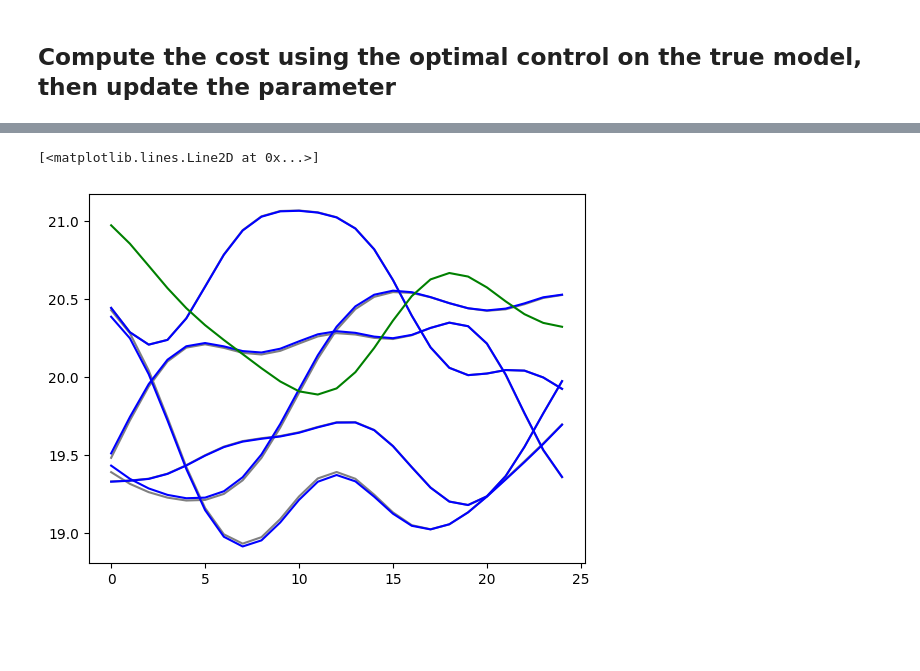
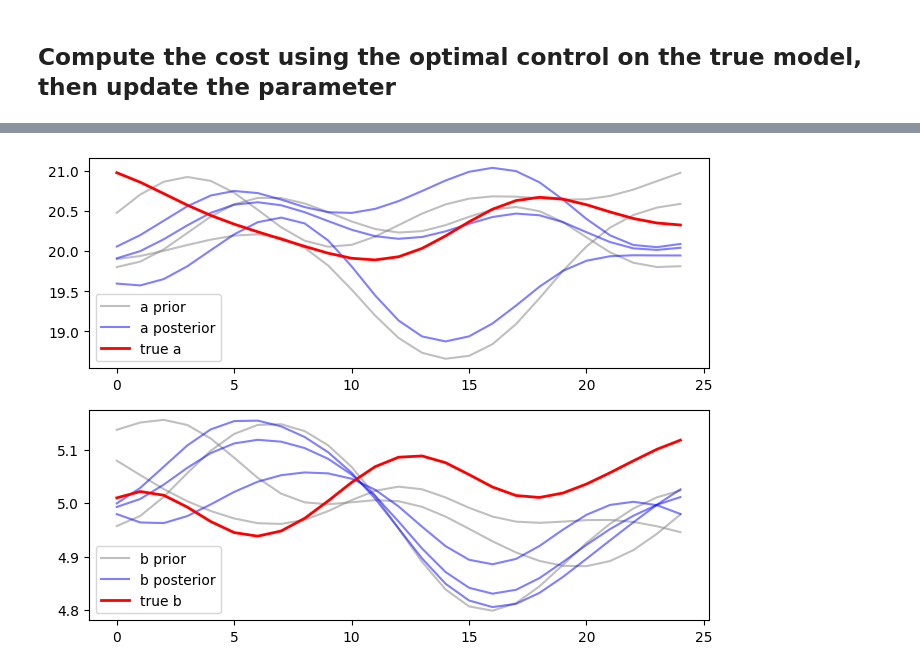
Before and after one commit to iffanh/buckley_leverette, a Jupyter notebook: simulation_smpc_te_se.ipynb, the cells around one changed output, grey strips where cells are left out. Saved outputs shown, nothing was run; the diff lists cells and outputs as text; code cells hidden in the pictures; blank space fills up the shorter version.

```diff
--- a/simulation_smpc_te_se.ipynb
+++ b/simulation_smpc_te_se.ipynb
@@ -620,8 +692,33 @@ npv_socp, npv_smpc, npv_smpc_wse
 # %%
-plt.plot(aw_traj[0],color="grey")
-plt.plot(aw_traj[-1],color="blue")
-plt.plot(a_true,color="green")
+aw_traj = np.load("./data/aw_traj.npy")
+bw_traj = np.load("./data/bw_traj.npy")
+
+aw = np.load("./data/aw.npy")
+bw = np.load("./data/bw.npy")
+
+a_true = np.load("./data/a_true.npy")
+b_true = np.load("./data/b_true.npy")
+
+# plt.plot(aw_traj[1],color="grey")
+# plt.plot(aw_traj[-1],color="blue")
+# plt.plot(a_true[:],color="green")
+
+fig, ax = plt.subplots(2, 1, figsize=(8,6))
+ax[0].plot(aw, color='gray', alpha=0.5)
+ax[0].plot(aw_traj[-1], color='blue', alpha=0.5)
+ax[0].plot(a_true, color='red', linewidth=2)
+ax[1].plot(bw, color='gray', alpha=0.5)
+ax[1].plot(bw_traj[-1], color='blue', alpha=0.5)
+ax[1].plot(b_true, color='red', linewidth=2)
+ax[0].plot([], color='gray', alpha=0.5, label="a prior")
+ax[0].plot([], color='blue', alpha=0.5, label="a posterior")
+ax[0].plot([], color='red', linewidth=2, label="true a")
+ax[1].plot([], color='gray', alpha=0.5, label="b prior")
+ax[1].plot([], color='blue', alpha=0.5, label="b posterior")
+ax[1].plot([], color='red', linewidth=2, label="true b")
+ax[0].legend()
+ax[1].legend()
+plt.show()
 # %% [output]
-[<matplotlib.lines.Line2D at 0x...>]
-[figure, old version]
+[figure, new version]
 # %%
```
Also changed, not shown: parts of 14 cells of this notebook.
